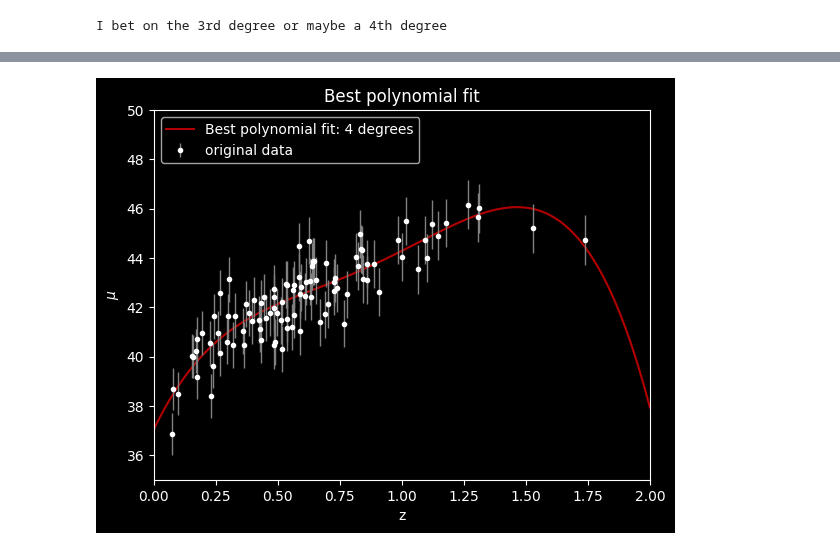
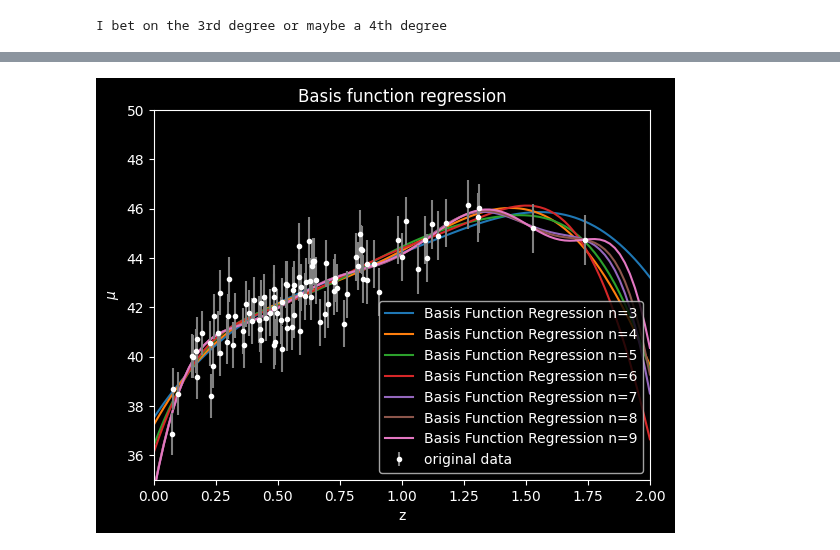
Before and after one commit to RiccardoFanton/astrostatistics_bicocca_2026, a Jupyter notebook: working/Lecture_17.ipynb, the cells around one changed output, grey strips where cells are left out. Drawn from its saved outputs; the diff is of its cells as text; code cells hidden in the pictures.

```diff
--- a/working/Lecture_17.ipynb
+++ b/working/Lecture_17.ipynb
@@ -179,18 +102,27 @@ Best degree from CV: 4
-# %%
-pol_reg = PolynomialRegression(degree=best_deg)
-pol_reg.fit(z_sample, mu_sample)
-
-test_z = np.linspace(0,2,100)
-test_mu = pol_reg.predict(test_z.reshape(-1,1))
-
-plt.plot(test_z, test_mu, label=f'Best polynomial fit: {best_deg} degrees', alpha=0.7, color='red')
-plt.errorbar(z_sample, mu_sample, dmu, fmt='.', ecolor='gray', lw=1,label='original data', color='white')
-plt.xlabel("z")
-plt.ylabel(r"$\mu$")
-plt.legend(loc='upper left')
-plt.title("Best polynomial fit")
-plt.xlim(0,2)
-plt.ylim(35,50)
-plt.show()
-# %% [output]
-[figure, removed]
+# %%
+#try with basis function regression
+z_sample=z_sample.reshape(-1,1)
+
+for n in np.arange(3,10):
+
+    basis_mu = np.linspace(0,2,n)[:, np.newaxis]        #same stuff with dimensions, mean of the gaussian base vectors
+    basis_sigma = 1.0 * (basis_mu[1] - basis_mu[0])     #std deviation of gaussian base vectors
+
+    regressor = BasisFunctionRegression('gaussian', mu=basis_mu, sigma=basis_sigma)     #run the regression
+    regressor.fit(z_sample, mu_sample, dmu)
+
+    test_z = np.linspace(0,2,100)       #test the regression model
+    mu_fit = regressor.predict(test_z.reshape(-1,1))
+    plt.plot(test_z, mu_fit, label='Basis Function Regression n='+str(n))
+
+#plot results
+plt.errorbar(z_sample, mu_sample, dmu, fmt='.', ecolor='gray', color='white', label='original data')
+plt.xlabel("z")
+plt.ylabel(r"$\mu$")
+plt.legend(loc='lower right')
+plt.title('Basis function regression')
+plt.xlim(0,2)
+plt.ylim(35,50)
+plt.show()
+# %% [output]
+[figure, added]
```
Also changed, not shown: parts of 7 cells of this notebook.
